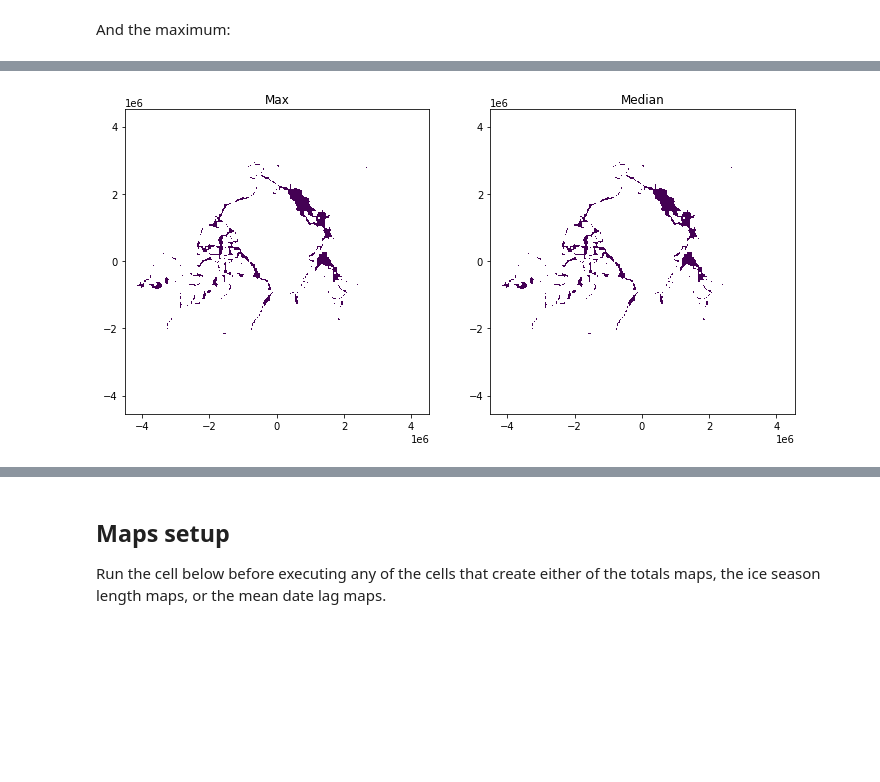
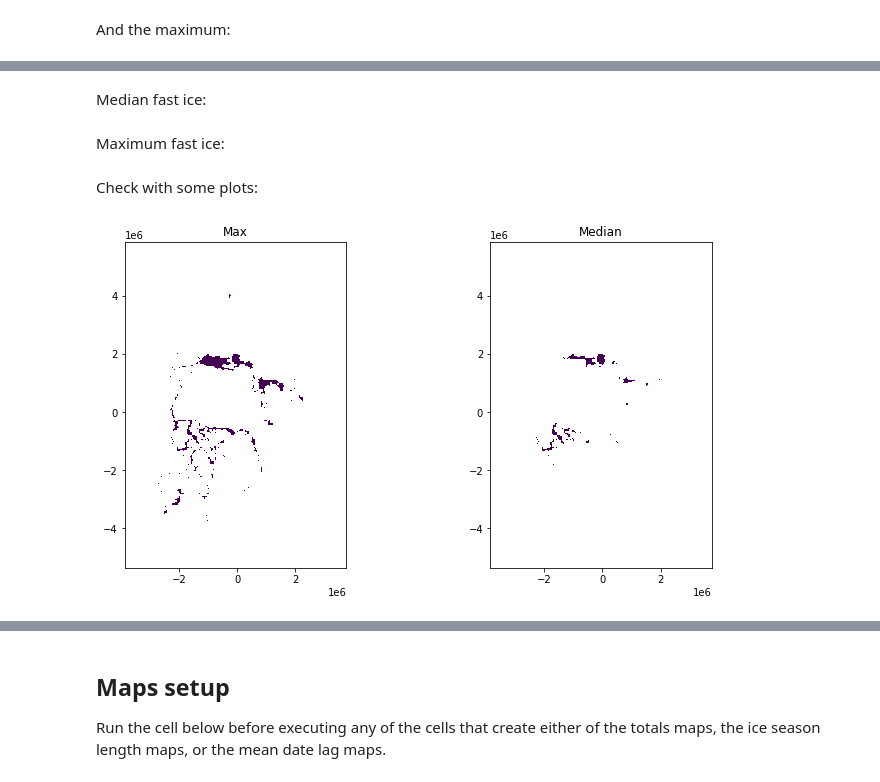
Before and after one commit to ua-snap/seaice_noaa_indicators, a Jupyter notebook: manuscript_content/manuscript_content.ipynb, the cells around one changed output, grey strips where cells are left out. Drawn from its saved outputs; the diff is of its cells as text; code cells hidden in the pictures; blank space fills up the shorter version.

```diff
--- a/manuscript_content/manuscript_content.ipynb
+++ b/manuscript_content/manuscript_content.ipynb
@@ -313,0 +323,2 @@ Check:
+# %% [markdown]
+Median fast ice:
@@ -313,0 +327,2 @@ Check:
+# %% [markdown]
+Maximum fast ice:
@@ -314,10 +331,17 @@ Check:
+# %% [markdown]
+Check with some plots:
 # %%
+import matplotlib.pyplot as plt
+from rasterio.plot import show
+
+
 fig, axs = plt.subplots(1, 2, figsize=(12, 6))
 with rio.open(tif_max_fp) as src:
     show(src, ax=axs[0])
     axs[0].set_title("Max")
-with rio.open(tif_max_fp) as src:
+    max_arr = src.read(1)
+with rio.open(tif_med_fp) as src:
     show(src, ax=axs[1])
     axs[1].set_title("Median")
 # %% [output]
-[figure, old version]
+[figure, new version]
```
Also changed, not shown: parts of 27 cells of this notebook.
